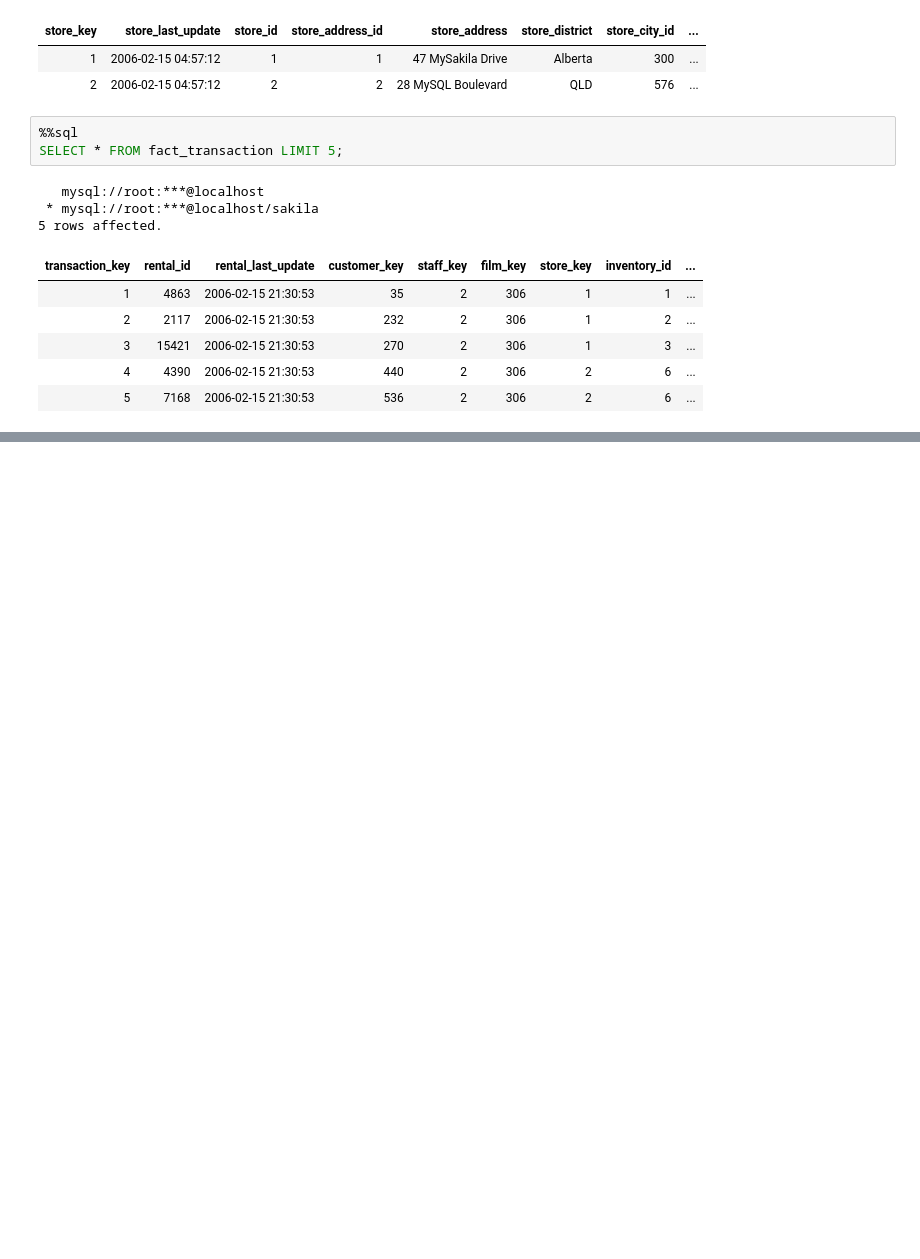
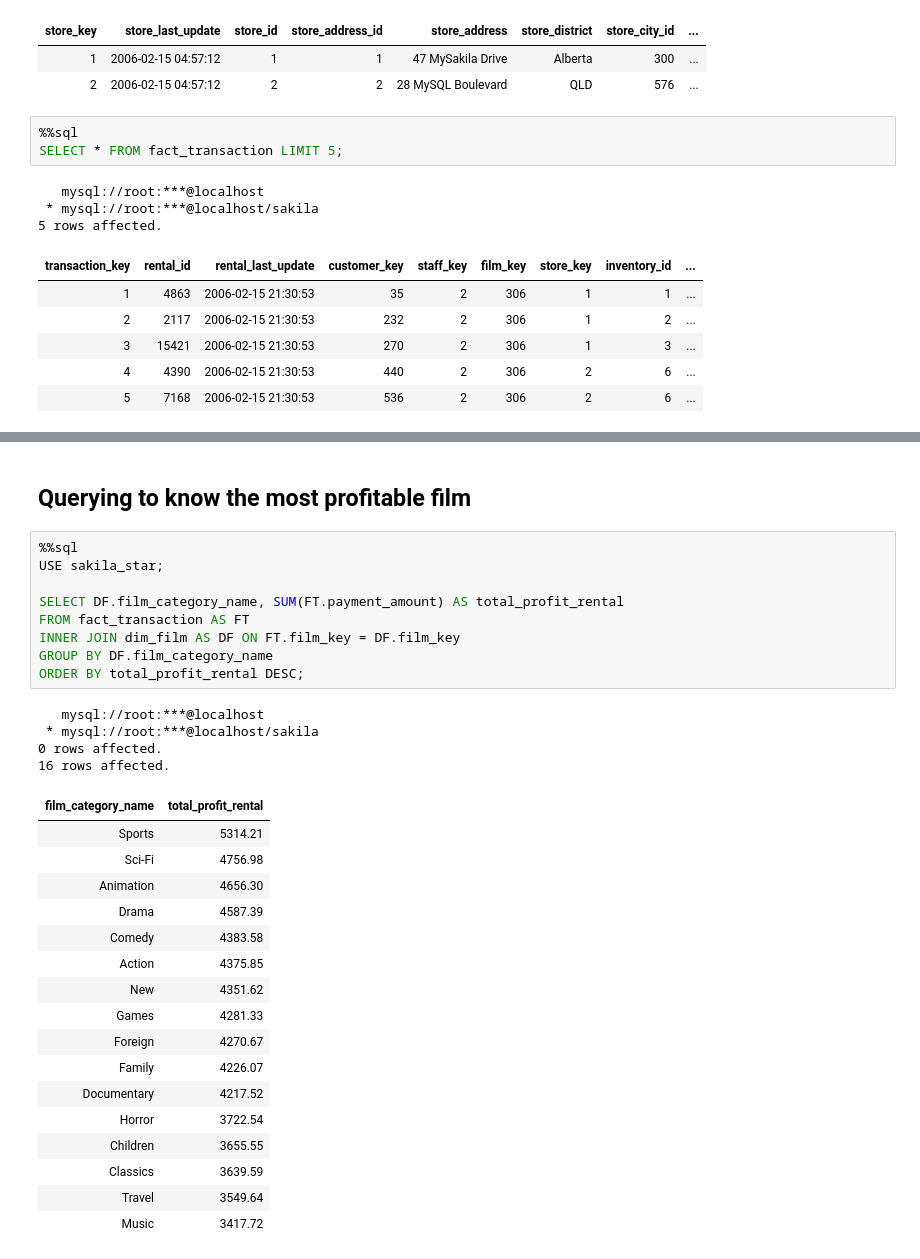
Before and after one commit to Jauhar-Hakim/Data-Engineer-ETL-Airflow, a Jupyter notebook: Script-Transforming-Sakila-To-Star-Scheme-Databases.ipynb, the cells around one changed output, grey strips where cells are left out. Drawn from its saved outputs; the diff is of its cells as text; blank space fills up the shorter version.

```diff
--- a/Script-Transforming-Sakila-To-Star-Scheme-Databases.ipynb
+++ b/Script-Transforming-Sakila-To-Star-Scheme-Databases.ipynb
@@ -642,0 +702,33 @@ SELECT * FROM fact_transaction LIMIT 5;
+# %% [markdown]
+## Querying to know the most profitable film
+# %%
+%%sql
+USE sakila_star;
+
+SELECT DF.film_category_name, SUM(FT.payment_amount) AS total_profit_rental
+FROM fact_transaction AS FT
+INNER JOIN dim_film AS DF ON FT.film_key = DF.film_key
+GROUP BY DF.film_category_name
+ORDER BY total_profit_rental DESC;
+# %% [output]
+   mysql://root:***@localhost
+ * mysql://root:***@localhost/sakila
+0 rows affected.
+16 rows affected.
+| film_category_name | total_profit_rental |
+| Sports | 5314.21 |
+| Sci-Fi | 4756.98 |
+| Animation | 4656.30 |
+| Drama | 4587.39 |
+| Comedy | 4383.58 |
+| Action | 4375.85 |
+| New | 4351.62 |
+| Games | 4281.33 |
+| Foreign | 4270.67 |
+| Family | 4226.07 |
+| Documentary | 4217.52 |
+| Horror | 3722.54 |
+| Children | 3655.55 |
+| Classics | 3639.59 |
+| Travel | 3549.64 |
+| Music | 3417.72 |
```
Also changed, not shown: parts of 18 cells of this notebook.
